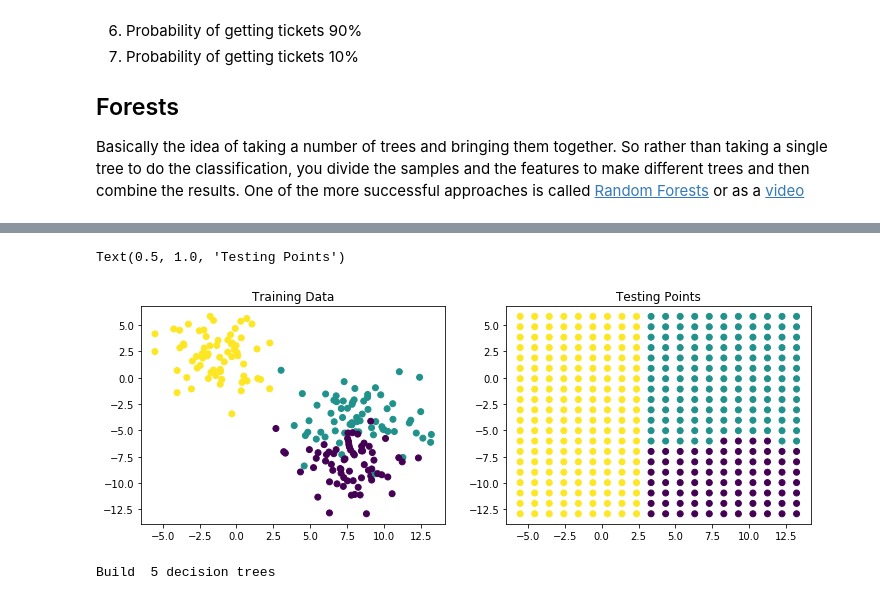
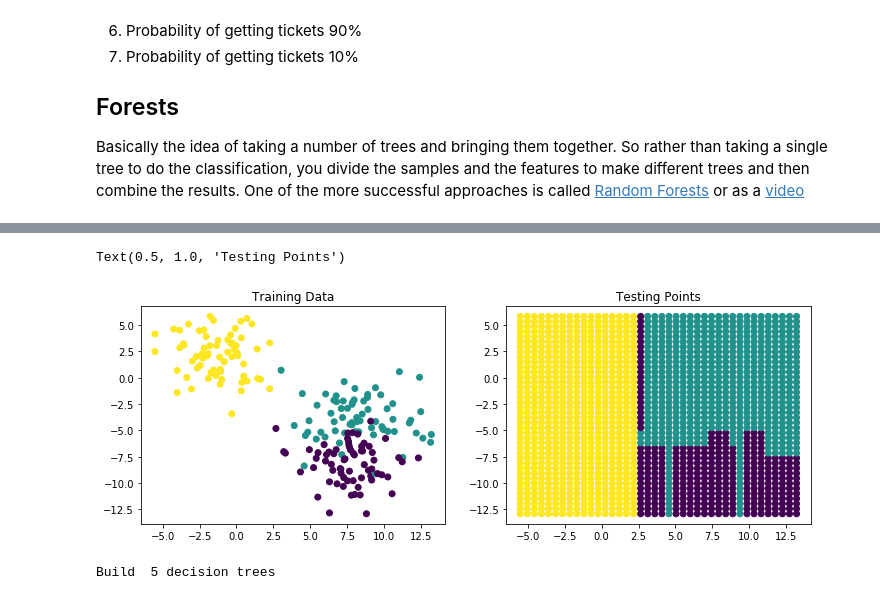
Before and after one commit to ImagingLectures/MNT_Lectures2019, a Jupyter notebook: Lecture1/Datasets.ipynb, the cells around one changed output, grey strips where cells are left out. Cells and saved outputs as stored; diff of their text form; code cells hidden in the pictures.

Commit message:
fixing typos and updating charts

```diff
--- a/Lecture1/Datasets.ipynb
+++ b/Lecture1/Datasets.ipynb
@@ -654,21 +655,21 @@ show_tree(d_tree)
 # %% [output]
 [drawing not drawn]
 # %%
-xx, yy = np.meshgrid(np.linspace(test_pts.x.min(), test_pts.x.max(), 20),
-                     np.linspace(test_pts.y.min(), test_pts.y.max(), 20),
+xx, yy = np.meshgrid(np.linspace(test_pts.x.min(), test_pts.x.max(), 40),
+                     np.linspace(test_pts.y.min(), test_pts.y.max(), 40),
                      indexing='ij'
                      )
 grid_pts = pd.DataFrame(dict(x=xx.ravel(), y=yy.ravel()))
 grid_pts['predicted_id'] = d_tree.predict(grid_pts[['x', 'y']])
 
 fig, (ax1, ax2) = plt.subplots(1, 2, figsize=(12, 4))
 ax1.scatter(test_pts.x, test_pts.y, c=test_pts.group_id, cmap='viridis')
 ax1.set_title('Training Data')
 ax2.scatter(grid_pts.x, grid_pts.y, c=grid_pts.predicted_id, cmap='viridis')
 ax2.set_title('Testing Points')
 # %% [output]
 Text(0.5, 1.0, 'Testing Points')
-[figure, old version]
+[figure, new version]
 # %%
 from sklearn.ensemble import RandomForestClassifier
 rf_class = RandomForestClassifier(n_estimators=5, random_state=2018)
```
Also changed, not shown: parts of 7 cells of this notebook.
